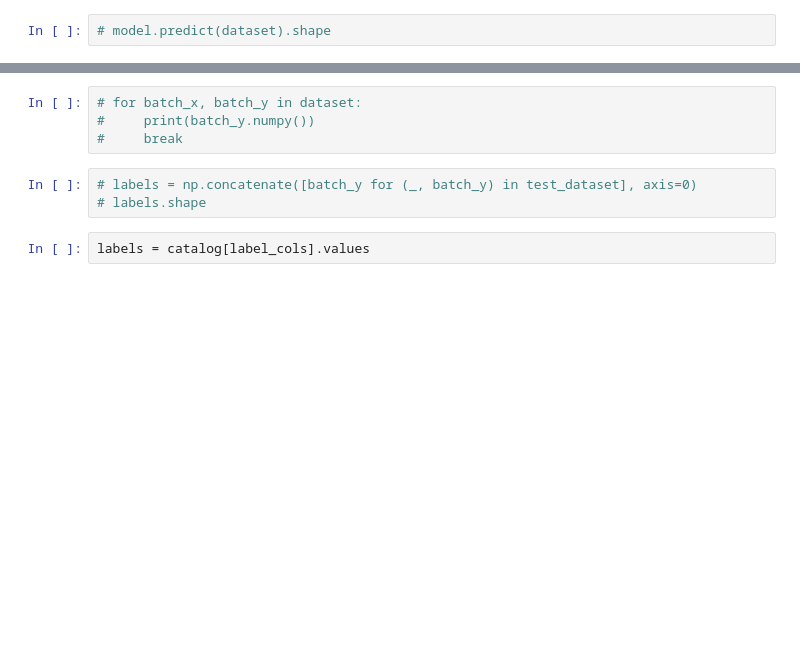
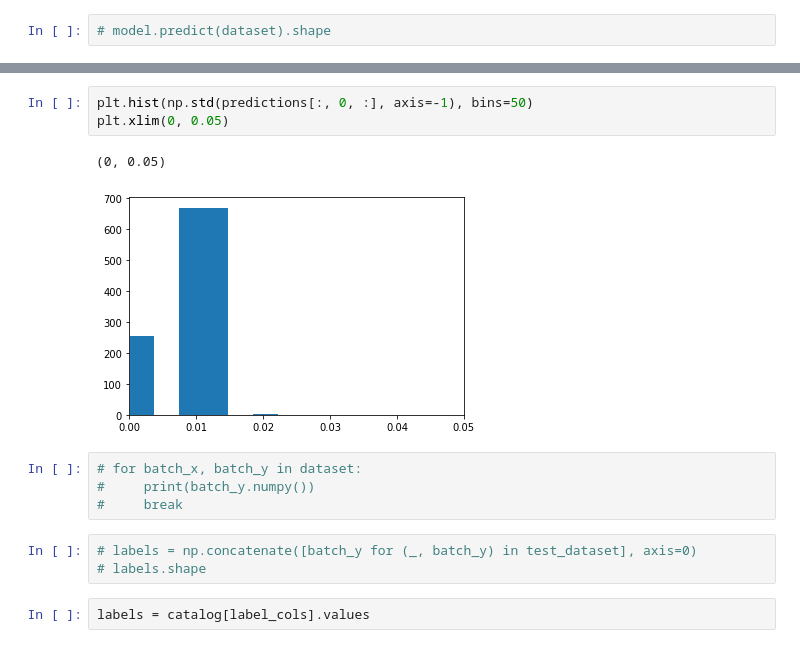
Before and after one commit to colinleach/zoobot, a Jupyter notebook: notebooks/multiq/predictions.ipynb, the cells around one changed output, grey strips where cells are left out. Saved outputs shown, nothing was run; the diff lists cells and outputs as text; blank space fills up the shorter version.

```diff
--- a/notebooks/multiq/predictions.ipynb
+++ b/notebooks/multiq/predictions.ipynb
@@ -232,3 +340,9 @@ predictions.shape
+# %%
+plt.hist(np.std(predictions[:, 0, :], axis=-1), bins=50)
+plt.xlim(0, 0.05)
+# %% [output]
+(0, 0.05)
+[figure, added]
 # %%
 # for batch_x, batch_y in dataset:
 #     print(batch_y.numpy())
```
Also changed, not shown: parts of 21 cells of this notebook, 8 other files.
